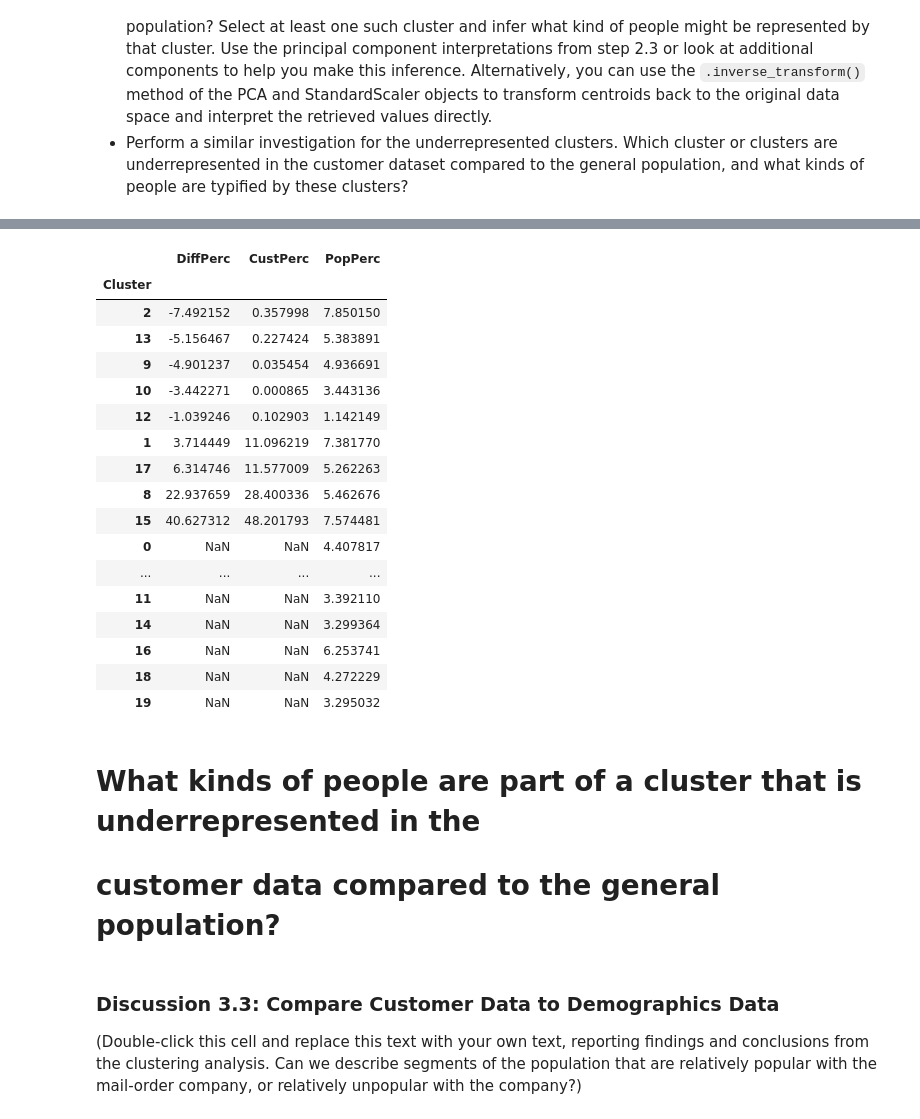
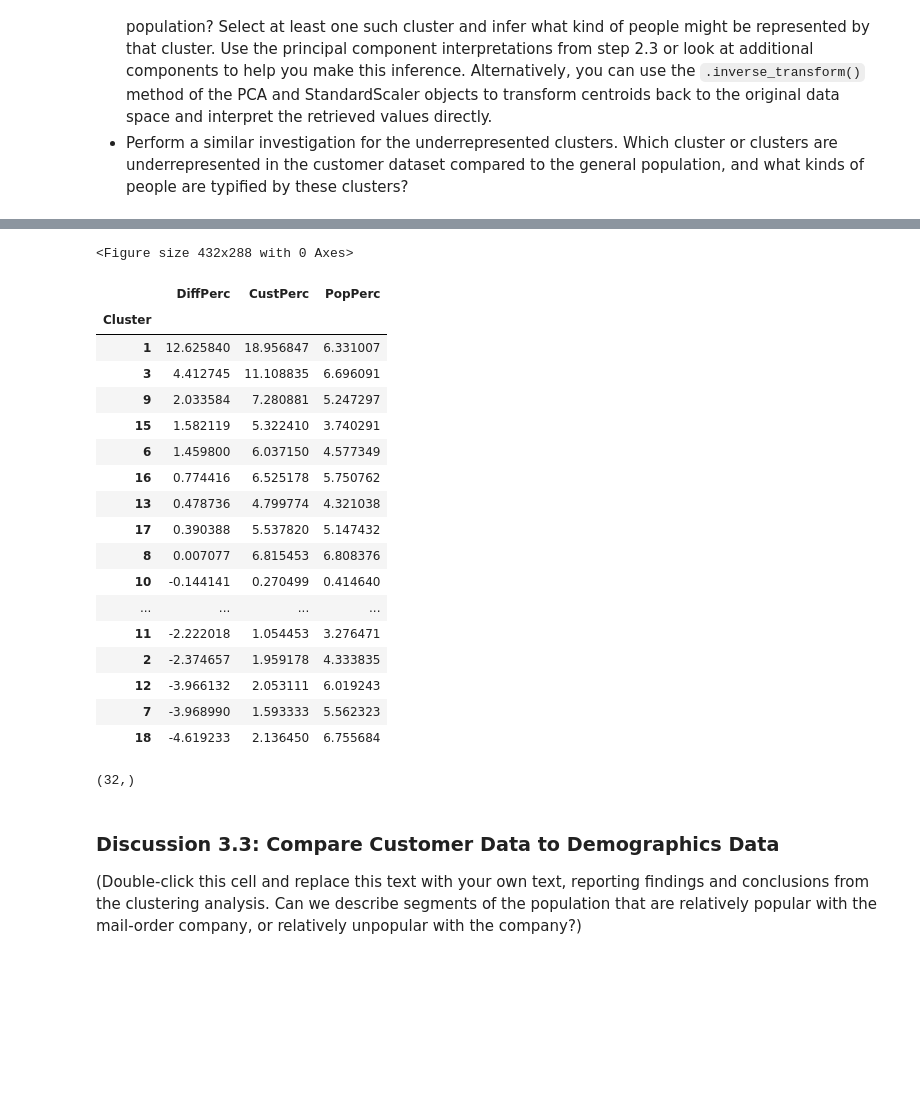
Before and after one commit to denizn/Identify-Customer-Segments, a Jupyter notebook: Identify_Customer_Segments.ipynb, the cells around one changed output, grey strips where cells are left out. Saved outputs shown, nothing was run; the diff lists cells and outputs as text; code cells hidden in the pictures; blank space fills up the shorter version.

```diff
--- a/Identify_Customer_Segments.ipynb
+++ b/Identify_Customer_Segments.ipynb
@@ -777,9 +804,15 @@ Now that you have clusters and cluster centers for the general population, it's
 - Use the sklearn objects from the general demographics data, and apply their transformations to the customers data. That is, you should not be using a `.fit()` or `.fit_transform()` method to re-fit the old objects, nor should you be creating new sklearn objects! Carry the data through the feature scaling, PCA, and clustering steps, obtaining cluster assignments for all of the data in the customer demographics data.
 # %%
 # Load in the customer demographics data.
-customers = pd.read_csv('Udacity_CUSTOMERS_Subset.csv', delimiter=';')
+cust = pd.read_csv('Udacity_CUSTOMERS_Subset.csv', delimiter=';')
 # %%
 # Apply preprocessing, feature transformation, and clustering from the general
 # demographics onto the customer data, obtaining cluster predictions for the
 # customer demographics data.
-cust = clean_data(customers)
+
+cust = clean_data(cust)
+#imputer = Imputer()
+cust = pd.DataFrame(imputer.fit_transform(cust), columns = cust.columns)
+
+# Normalize
+cust = pd.DataFrame(scaler.fit_transform(cust), columns = cust.columns)
@@ -795,12 +818,0 @@ See the caveats in the documentation: http://pandas.pydata.org/pandas-docs/stabl
-# %%
-# Check columns are the same
-
-print('azdias_lowmiss :',len(azdias_lowmiss.columns), 'cust :', len(cust.columns))
-
-# Check for column differences
-missing = [col for col in azdias_lowmiss.columns if col not in cust.columns]
-print('Missing columns: ', [col for col in missing])
-
-# Fix differences due to missing columns
-for column in missing:
-    cust[column] = 0
@@ -831,3 +818,0 @@ cust
-# %%
-# Normalize
-cust = pd.DataFrame(scaler.transform(cust), columns = cust.columns)
@@ -890,38 +856,49 @@ sns.countplot(clusters_cust)
+# %%
+figg = plt.figure()
+ax = fig.add_axes([0,0,1,1])
+sns.countplot(clusters_pop, ax=ax)
+sns.countplot(clusters_cust, ax=ax);
+# %% [output]
+<Figure size 432x288 with 0 Axes>
 # %%
 # Compare the proportion of data in each cluster for the customer data to the
 # proportion of data in each cluster for the general population.
 cust_df = pd.DataFrame(clusters_cust,columns=['Cluster']).reset_index().groupby('Cluster').count()/len(clusters_cust)*100
 pop_df = pd.DataFrame(clusters_pop,columns=['Cluster']).reset_index().groupby('Cluster').count()/len(clusters_pop)*100
 diff = (cust_df-pop_df)
-diff.rename({'index':'DiffPerc'},inplace=1, axis=1)
-cust_df.rename({'index':'CustPerc'}, axis=1, inplace=1)
-pop_df.rename({'index':'PopPerc'}, axis=1, inplace=1)
-diff.join(cust_df).join(pop_df).sort_values('DiffPerc')
+diff.rename_axis({'index':'DiffPerc'}, axis=1, inplace=True)
+cust_df.rename_axis({'index':'CustPerc'}, axis=1, inplace=True)
+pop_df.rename_axis({'index':'PopPerc'}, axis=1, inplace=True)
+diff = diff.join(cust_df).join(pop_df).sort_values('DiffPerc',ascending=False)
+diff.fillna(0, inplace=True)
+diff
 # %% [output]
 |  | DiffPerc | CustPerc | PopPerc |
 | Cluster |  |  |  |
-| 2 | -7.492152 | 0.357998 | 7.850150 |
-| 13 | -5.156467 | 0.227424 | 5.383891 |
-| 9 | -4.901237 | 0.035454 | 4.936691 |
-| 10 | -3.442271 | 0.000865 | 3.443136 |
-| 12 | -1.039246 | 0.102903 | 1.142149 |
-| 1 | 3.714449 | 11.096219 | 7.381770 |
-| 17 | 6.314746 | 11.577009 | 5.262263 |
-| 8 | 22.937659 | 28.400336 | 5.462676 |
-| 15 | 40.627312 | 48.201793 | 7.574481 |
-| 0 | NaN | NaN | 4.407817 |
+| 1 | 12.625840 | 18.956847 | 6.331007 |
+| 3 | 4.412745 | 11.108835 | 6.696091 |
+| 9 | 2.033584 | 7.280881 | 5.247297 |
+| 15 | 1.582119 | 5.322410 | 3.740291 |
+| 6 | 1.459800 | 6.037150 | 4.577349 |
+| 16 | 0.774416 | 6.525178 | 5.750762 |
+| 13 | 0.478736 | 4.799774 | 4.321038 |
+| 17 | 0.390388 | 5.537820 | 5.147432 |
+| 8 | 0.007077 | 6.815453 | 6.808376 |
+| 10 | -0.144141 | 0.270499 | 0.414640 |
 | ... | ... | ... | ... |
-| 11 | NaN | NaN | 3.392110 |
-| 14 | NaN | NaN | 3.299364 |
-| 16 | NaN | NaN | 6.253741 |
-| 18 | NaN | NaN | 4.272229 |
-| 19 | NaN | NaN | 3.295032 |
+| 11 | -2.222018 | 1.054453 | 3.276471 |
+| 2 | -2.374657 | 1.959178 | 4.333835 |
+| 12 | -3.966132 | 2.053111 | 6.019243 |
+| 7 | -3.968990 | 1.593333 | 5.562323 |
+| 18 | -4.619233 | 2.136450 | 6.755684 |
 # %%
 # What kinds of people are part of a cluster that is overrepresented in the
 # customer data compared to the general population?
+
+# Cluster 15, 9 and 19 are overly represented in the customer data.
+kmeans.cluster_centers_[0].shape
+# %% [output]
+(32,)
-# %% [markdown]
-# What kinds of people are part of a cluster that is underrepresented in the
-# customer data compared to the general population?
 # %% [markdown]
 ### Discussion 3.3: Compare Customer Data to Demographics Data
 
```
Also changed, not shown: parts of 40 cells of this notebook, 1 other file.
